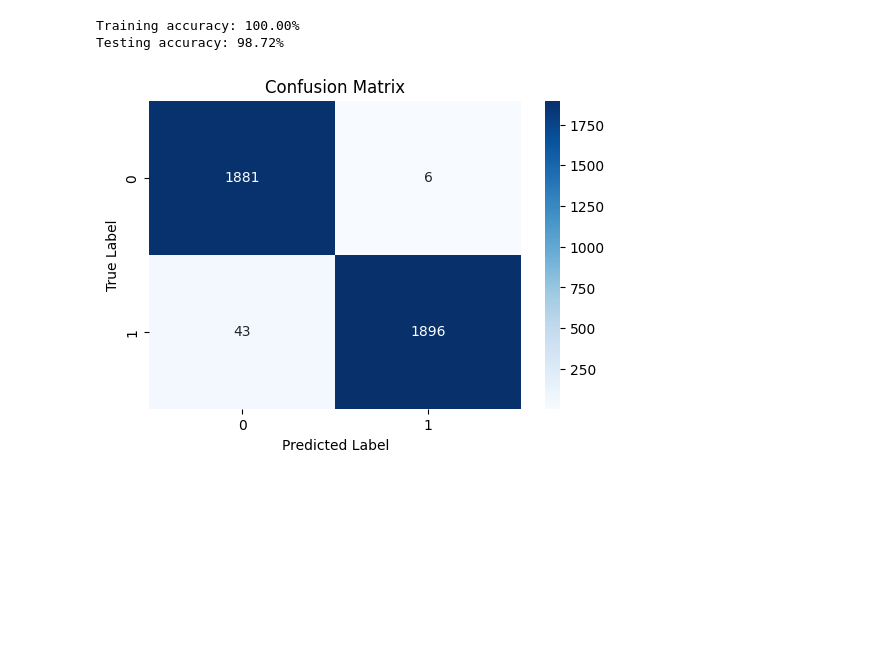
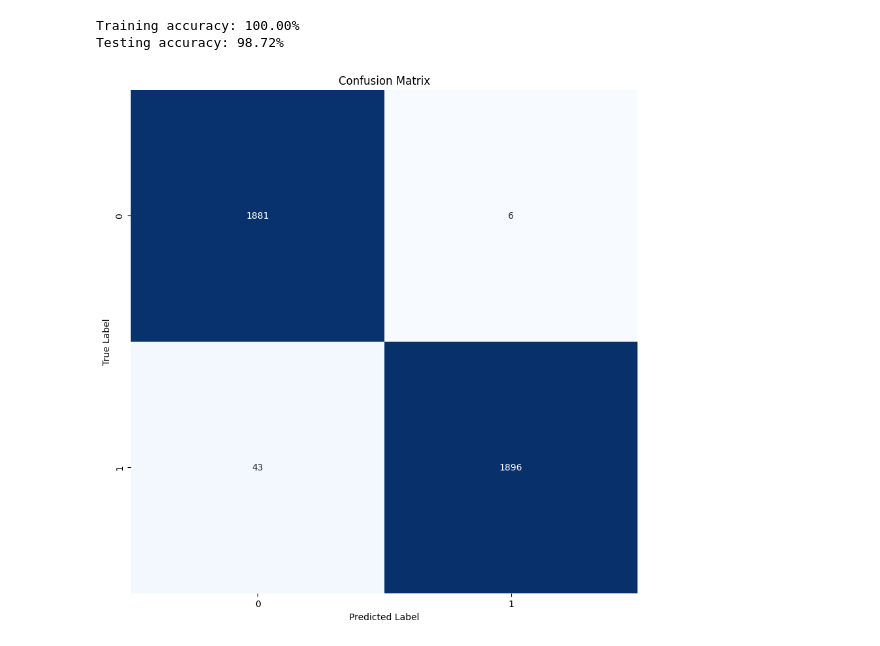
Before and after one commit to hieupt810/nasa_exoplanets_classification, a Jupyter notebook: cumulative.ipynb, the cells around one changed output. Drawn from its saved outputs; the diff is of its cells as text; code cells hidden in the pictures; blank space fills up the shorter version.

```diff
--- a/cumulative.ipynb
+++ b/cumulative.ipynb
@@ -16,6 +16,8 @@ warnings.filterwarnings(action="ignore")
 # %%
 RANDOM_STATE = 1
 COLUMN_FOR_CLASSIFICATION = "koi_pdisposition"
+CORRELATION_THRESHOLD = 0.9
+TEST_SIZE = 0.4
 # %%
 df = pd.read_csv("./cumulative_2025.10.01_14.18.36.csv")
 df.tail()
@@ -52,7 +54,9 @@ upper_triangle = corr_matrix.where(
     np.triu(np.ones(corr_matrix.shape), k=1).astype(np.bool)
 )
 to_drop = [
-    column for column in upper_triangle.columns if any(upper_triangle[column] > 0.9)
+    column
+    for column in upper_triangle.columns
+    if any(upper_triangle[column] > CORRELATION_THRESHOLD)
 ]
 df.drop(to_drop, axis=1, inplace=True)
 # %%
@@ -95,7 +98,7 @@ X = pd.DataFrame(scaled_features)
 # %%
 # Split the resampled dataset
 X_train, X_test, y_train, y_test = train_test_split(
-    X, y, test_size=0.4, random_state=RANDOM_STATE, shuffle=True, stratify=y
+    X, y, test_size=TEST_SIZE, random_state=RANDOM_STATE, shuffle=True, stratify=y
 )
 
 # Apply RandomOverSampler to balance the classes
@@ -114,11 +117,11 @@ Training accuracy: 100.00%
 Testing accuracy: 98.72%
 # %%
 cf_matrix = confusion_matrix(y_test, rf_clf.predict(X_test))
-plt.figure(figsize=(6, 4))
-sns.heatmap(cf_matrix, annot=True, fmt="d", cmap="Blues")
+plt.figure(figsize=(10, 10))
+sns.heatmap(cf_matrix, annot=True, fmt="d", cmap="Blues", cbar=False)
 plt.title("Confusion Matrix")
 plt.xlabel("Predicted Label")
 plt.ylabel("True Label")
 plt.show()
 # %% [output]
-[figure, old version]
+[figure, new version]
```
Also changed, not shown: parts of 3 cells of this notebook, 2 other files.
